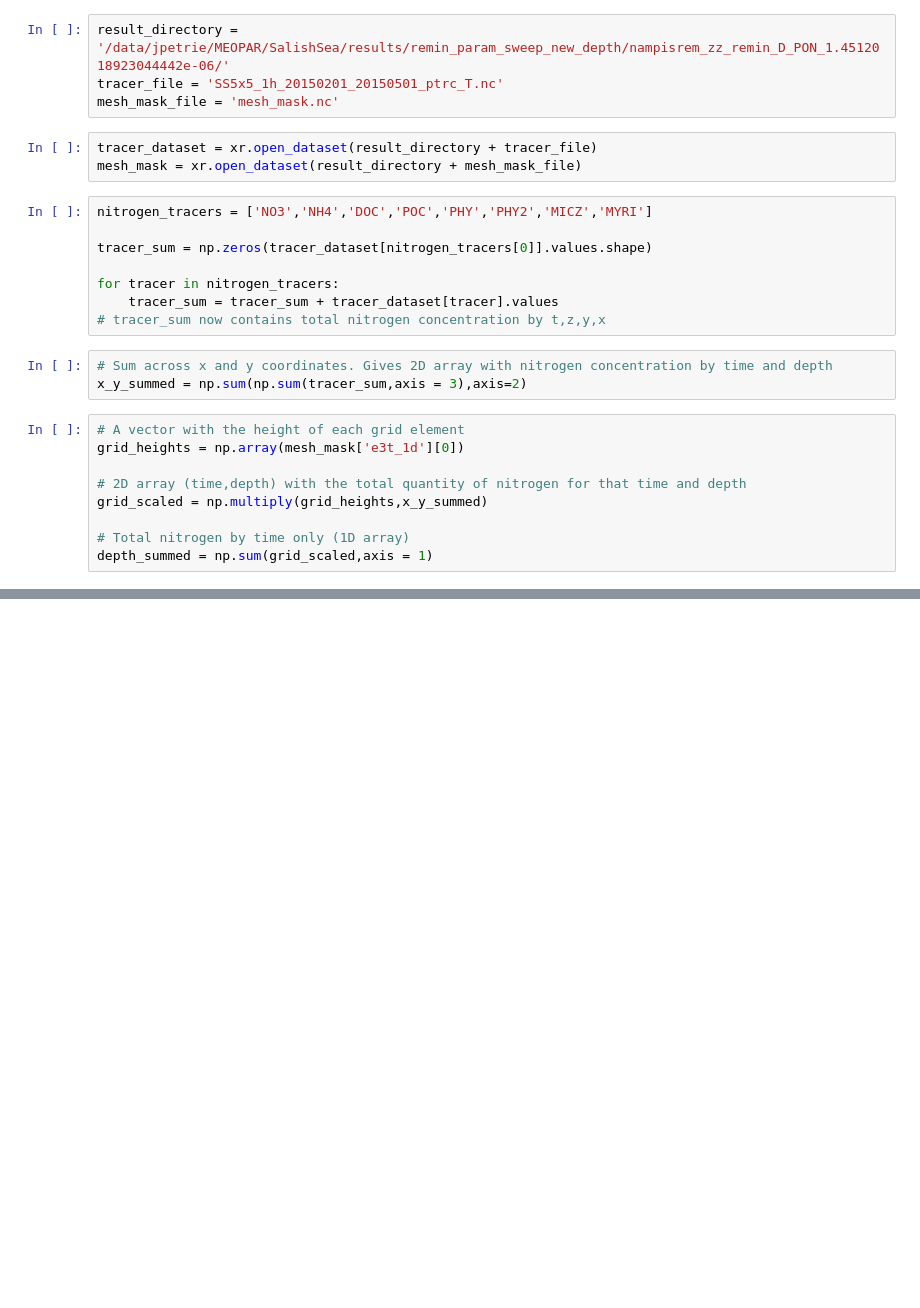
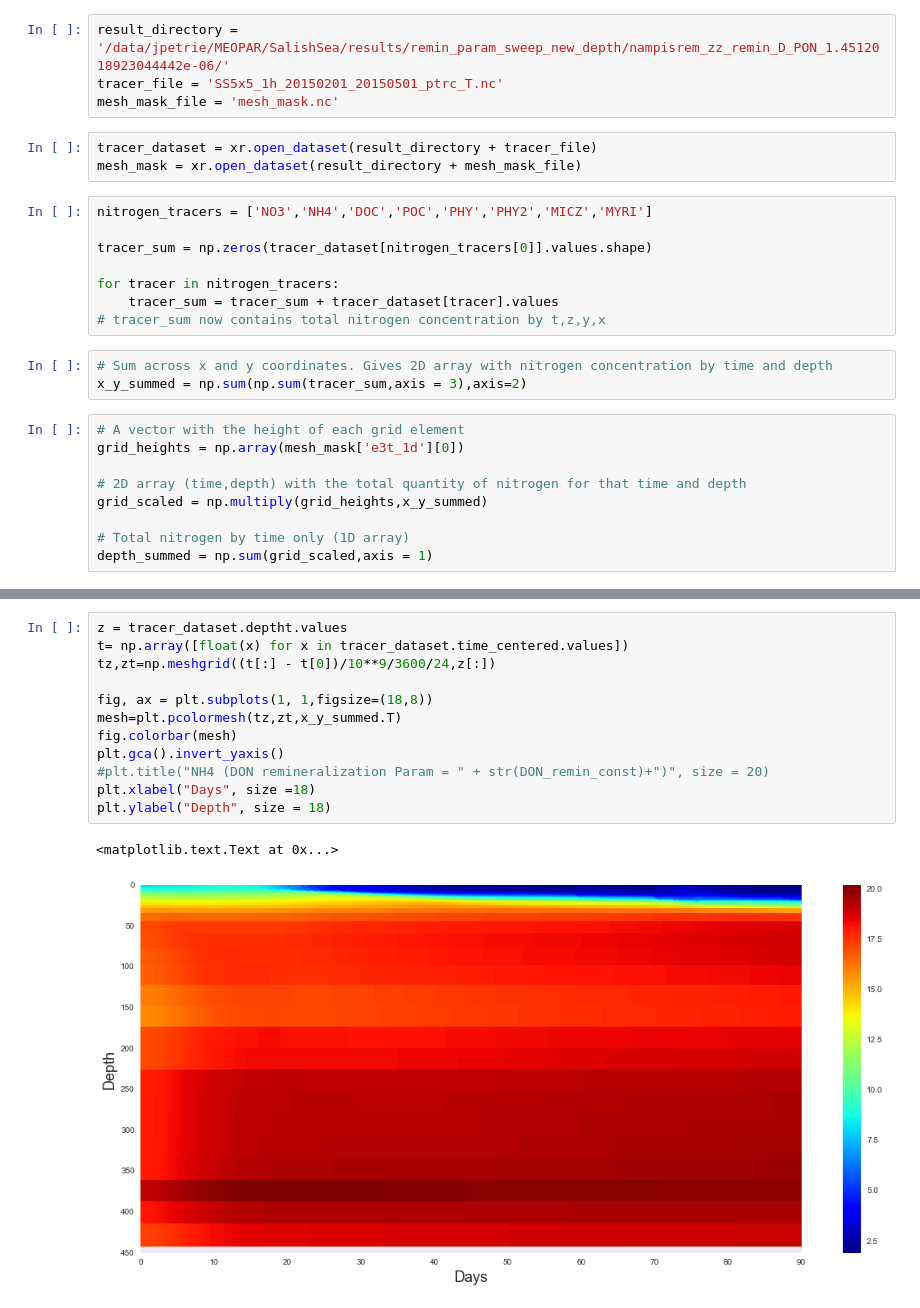
Before and after one commit to SalishSeaCast/analysis-james, a Jupyter notebook: notebooks/total_nitrogen.ipynb, the cells around one changed output, grey strips where cells are left out. Drawn from its saved outputs; the diff is of its cells as text; blank space fills up the shorter version.

```diff
--- a/notebooks/total_nitrogen.ipynb
+++ b/notebooks/total_nitrogen.ipynb
@@ -41,0 +43,15 @@ plt.title("5x5 Total Nitrogen vs. Time")
+# %%
+z = tracer_dataset.deptht.values
+t= np.array([float(x) for x in tracer_dataset.time_centered.values])
+tz,zt=np.meshgrid((t[:] - t[0])/10**9/3600/24,z[:])
+
+fig, ax = plt.subplots(1, 1,figsize=(18,8))
+mesh=plt.pcolormesh(tz,zt,x_y_summed.T)
+fig.colorbar(mesh)
+plt.gca().invert_yaxis()
+#plt.title("NH4 (DON remineralization Param = " + str(DON_remin_const)+")", size = 20)
+plt.xlabel("Days", size =18)
+plt.ylabel("Depth", size = 18)
+# %% [output]
+<matplotlib.text.Text at 0x...>
+[figure, added]
```
Also changed, not shown: parts of 4 cells of this notebook.
